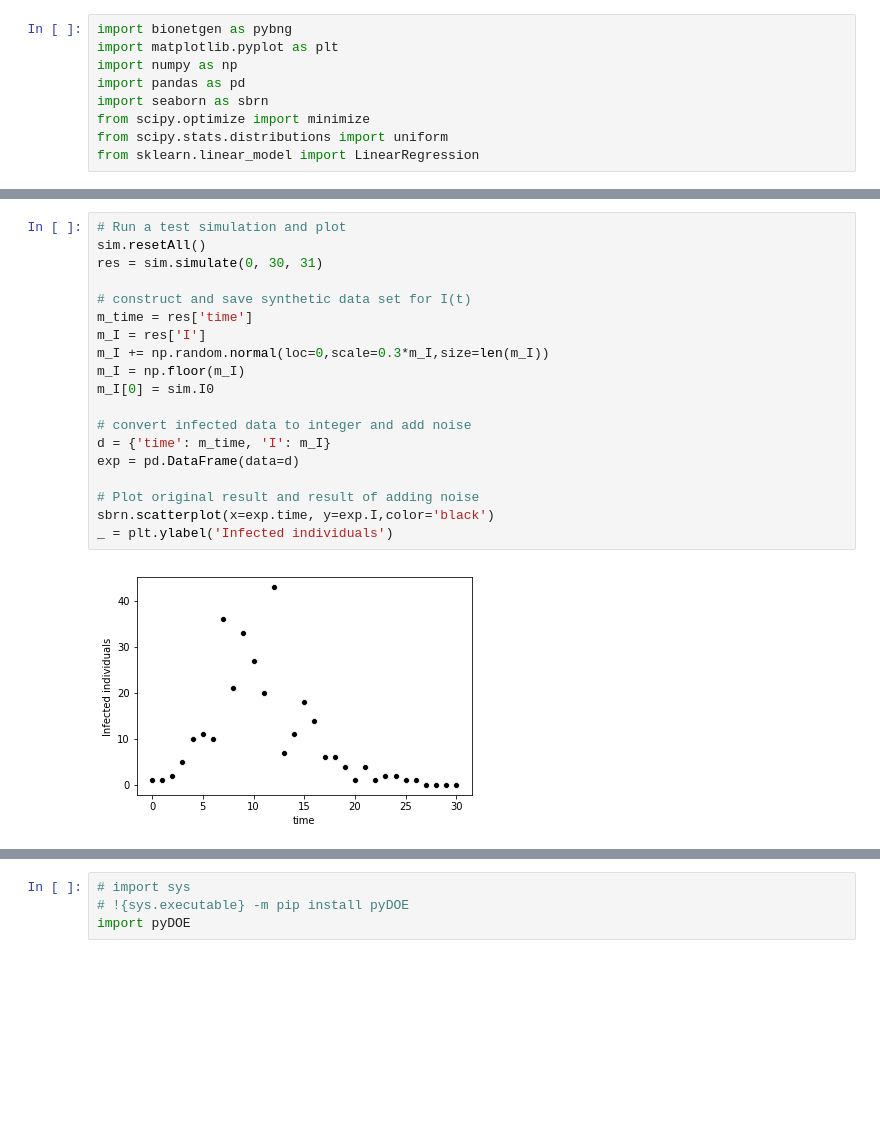
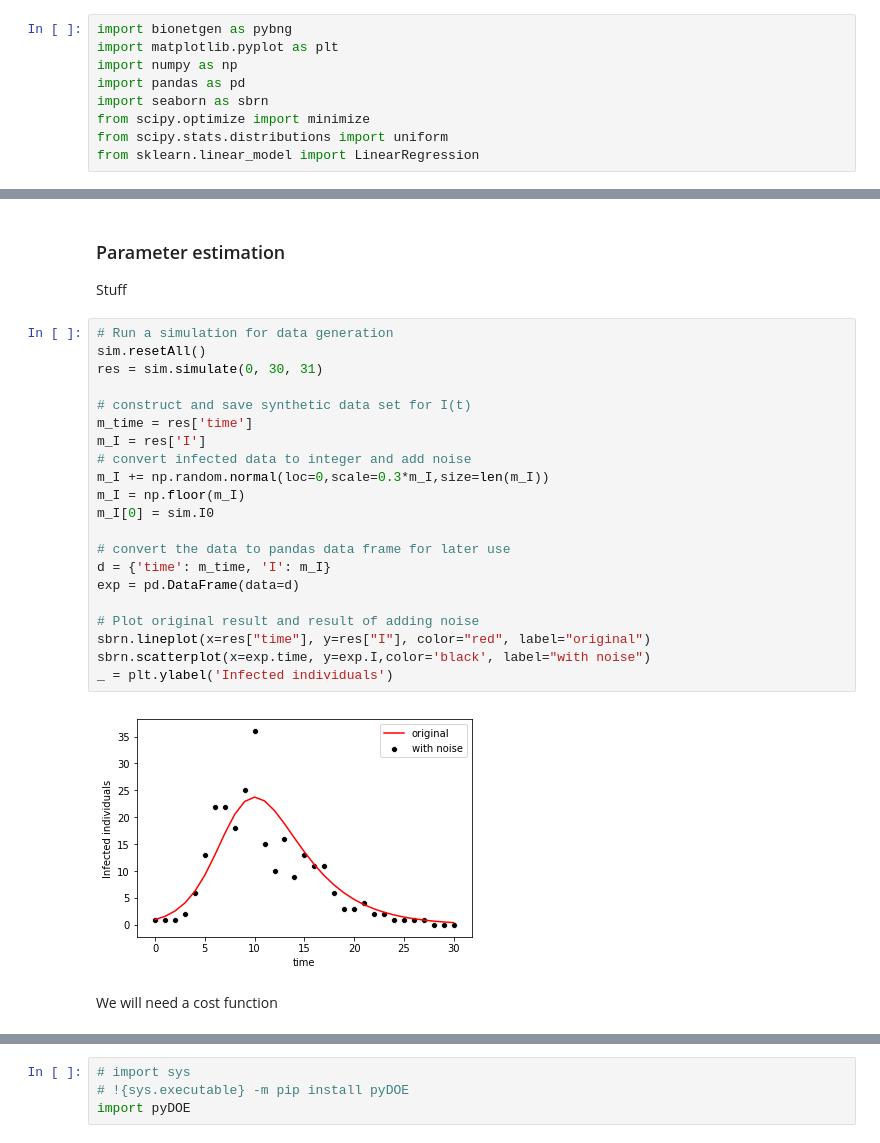
Before and after one commit to mcellteam/Workshop_2021, a Jupyter notebook: bionetgen/advanced_pybng/adv_pybng.ipynb, the cells around one changed output, grey strips where cells are left out. Drawn from its saved outputs; the diff is of its cells as text; blank space fills up the shorter version.

```diff
--- a/bionetgen/advanced_pybng/adv_pybng.ipynb
+++ b/bionetgen/advanced_pybng/adv_pybng.ipynb
@@ -73,25 +92,33 @@ plt.xlabel('time')
 _ = plt.ylabel('number')
 # %% [output]
 [figure]
+# %% [markdown]
+### Parameter estimation
+
+Stuff
 # %%
-# Run a test simulation and plot
+# Run a simulation for data generation
 sim.resetAll()
 res = sim.simulate(0, 30, 31)
 
 # construct and save synthetic data set for I(t)
 m_time = res['time']
 m_I = res['I']
+# convert infected data to integer and add noise
 m_I += np.random.normal(loc=0,scale=0.3*m_I,size=len(m_I))
 m_I = np.floor(m_I)
 m_I[0] = sim.I0
 
-# convert infected data to integer and add noise
+# convert the data to pandas data frame for later use
 d = {'time': m_time, 'I': m_I}
 exp = pd.DataFrame(data=d)
 
 # Plot original result and result of adding noise
-sbrn.scatterplot(x=exp.time, y=exp.I,color='black')
+sbrn.lineplot(x=res["time"], y=res["I"], color="red", label="original")
+sbrn.scatterplot(x=exp.time, y=exp.I,color='black', label="with noise")
 _ = plt.ylabel('Infected individuals')
 # %% [output]
-[figure, old version]
+[figure, new version]
+# %% [markdown]
+We will need a cost function
 # %%
```
Also changed, not shown: parts of 35 cells of this notebook.
